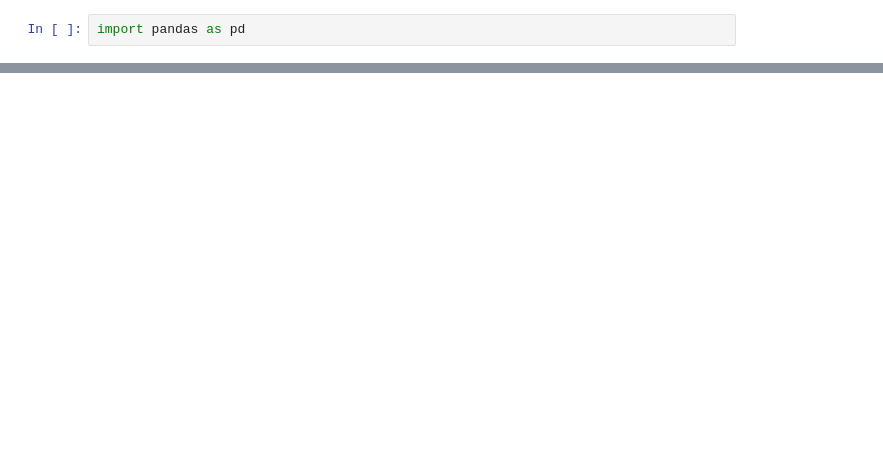
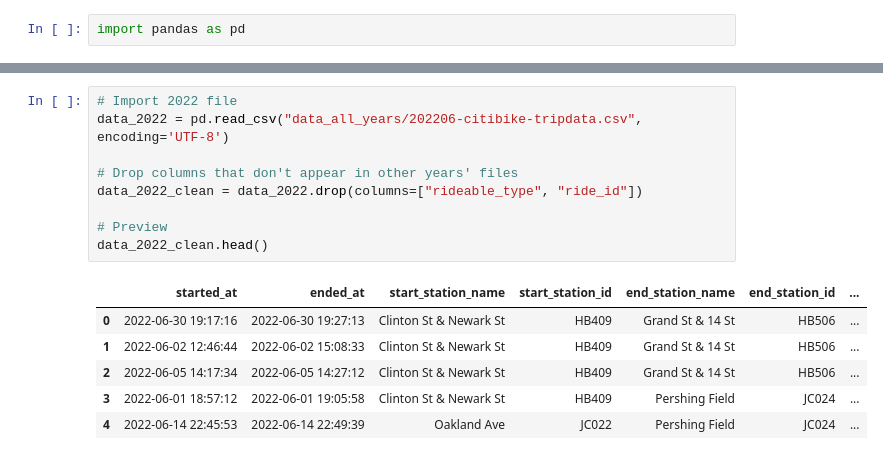
Before and after one commit to anna2023471/citibike-challenge, a Jupyter notebook: yearly.ipynb, the cells around one changed output, grey strips where cells are left out. Cells and saved outputs as stored; diff of their text form; blank space fills up the shorter version.

Commit message:
Annotations and ReadMe completed

```diff
--- a/yearly.ipynb
+++ b/yearly.ipynb
@@ -464,0 +21,16 @@ all_years_df.to_csv("output_datasets/yearly_data.csv", encoding='UTF-8', index=F
+# %%
+# Import 2022 file
+data_2022 = pd.read_csv("data_all_years/202206-citibike-tripdata.csv", encoding='UTF-8')
+
+# Drop columns that don't appear in other years' files
+data_2022_clean = data_2022.drop(columns=["rideable_type", "ride_id"])
+
+# Preview
+data_2022_clean.head()
+# %% [output]
+|  | started_at | ended_at | start_station_name | start_station_id | end_station_name | end_station_id | ... |
+| 0 | 2022-06-30 19:17:16 | 2022-06-30 19:27:13 | Clinton St & Newark St | HB409 | Grand St & 14 St | HB506 | ... |
+| 1 | 2022-06-02 12:46:44 | 2022-06-02 15:08:33 | Clinton St & Newark St | HB409 | Grand St & 14 St | HB506 | ... |
+| 2 | 2022-06-05 14:17:34 | 2022-06-05 14:27:12 | Clinton St & Newark St | HB409 | Grand St & 14 St | HB506 | ... |
+| 3 | 2022-06-01 18:57:12 | 2022-06-01 19:05:58 | Clinton St & Newark St | HB409 | Pershing Field | JC024 | ... |
+| 4 | 2022-06-14 22:45:53 | 2022-06-14 22:49:39 | Oakland Ave | JC022 | Pershing Field | JC024 | ... |
```
Also changed, not shown: parts of 87 cells of this notebook, 2 other files.
